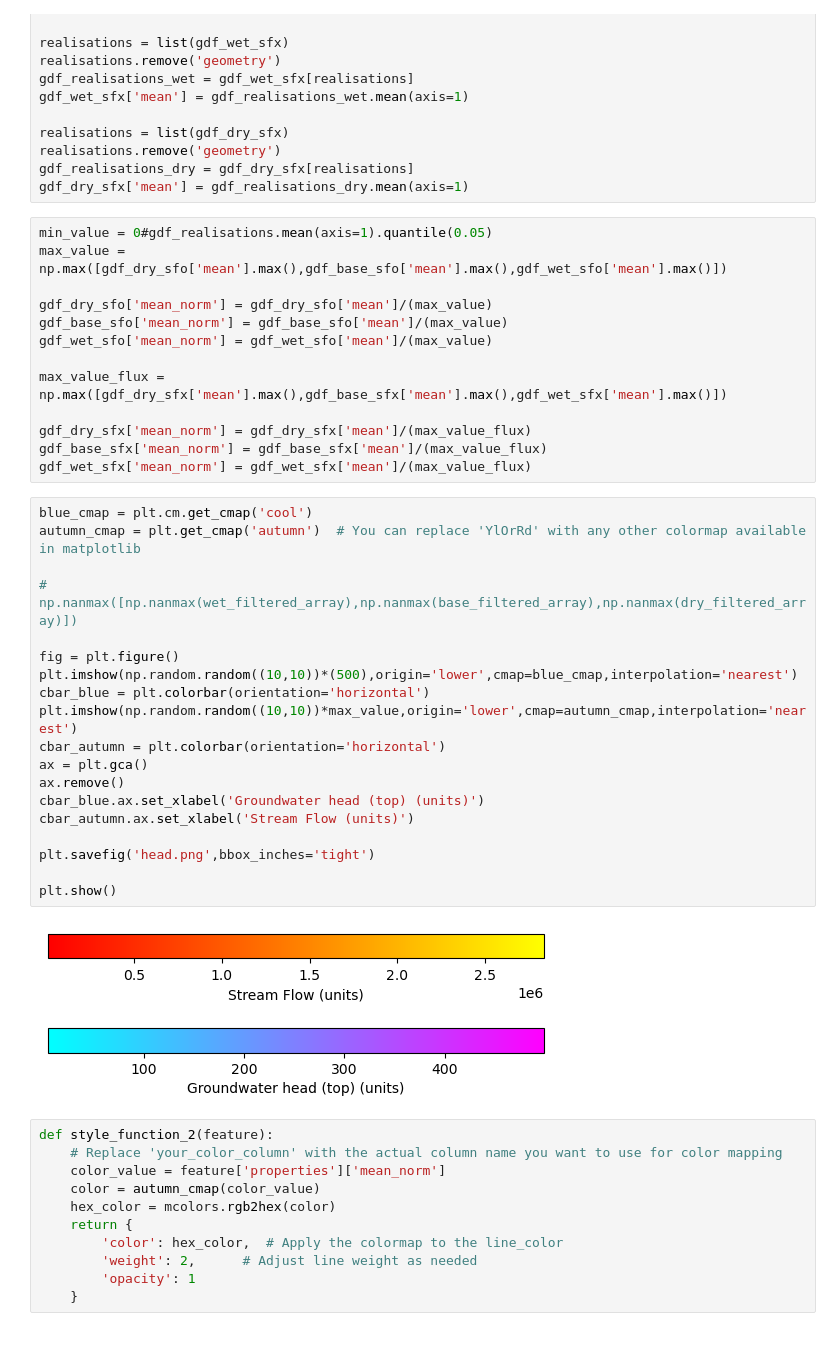
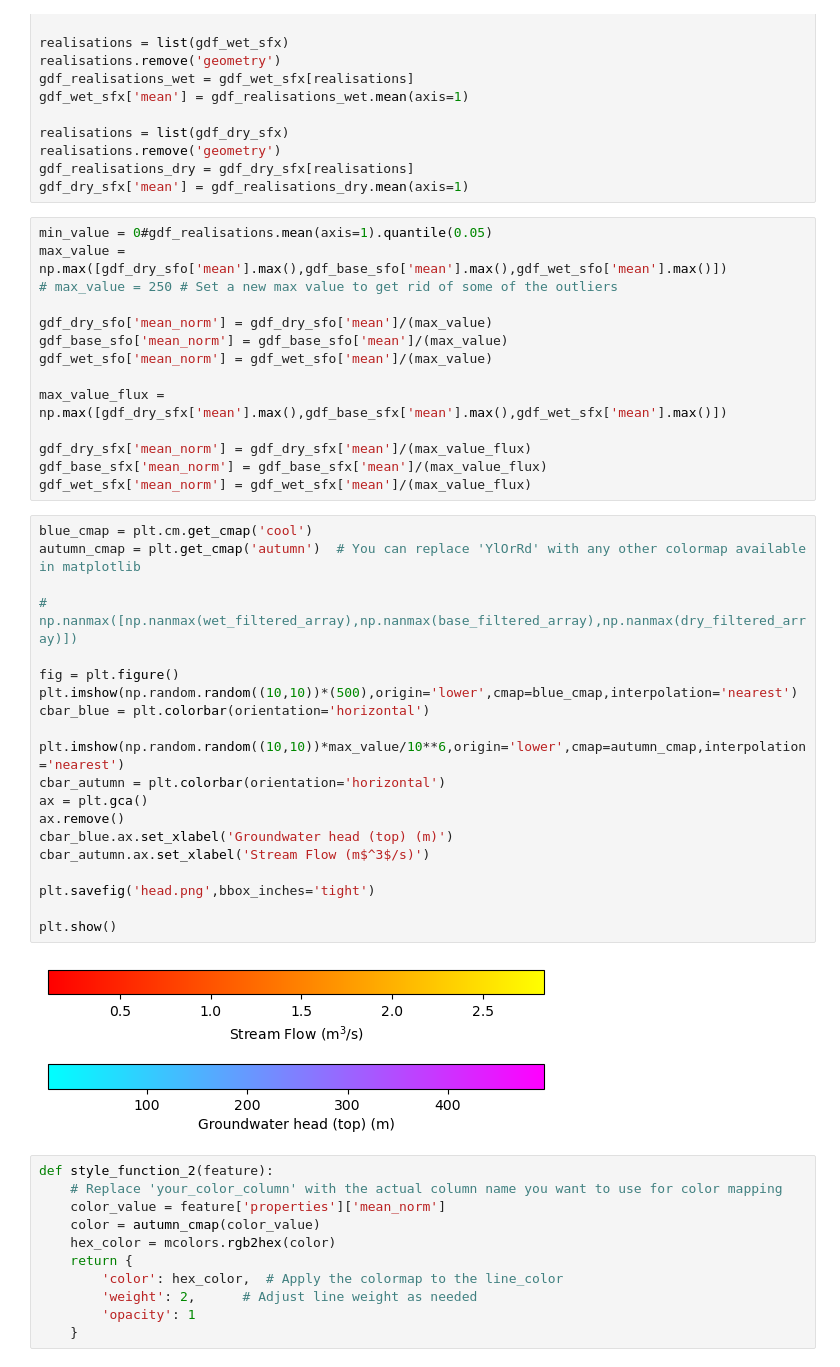
Before and after one commit to DeepSouthMaps/SpatialModelling, a Jupyter notebook: Loading_ncdf.ipynb, the cells around one changed output. Drawn from its saved outputs; the diff is of its cells as text.

```diff
--- a/Loading_ncdf.ipynb
+++ b/Loading_ncdf.ipynb
@@ -580,6 +582,7 @@ gdf_dry_sfx['mean'] = gdf_realisations_dry.mean(axis=1)
 # %%
 min_value = 0#gdf_realisations.mean(axis=1).quantile(0.05)
 max_value = np.max([gdf_dry_sfo['mean'].max(),gdf_base_sfo['mean'].max(),gdf_wet_sfo['mean'].max()])
+# max_value = 250 # Set a new max value to get rid of some of the outliers
 
 gdf_dry_sfo['mean_norm'] = gdf_dry_sfo['mean']/(max_value)
 gdf_base_sfo['mean_norm'] = gdf_base_sfo['mean']/(max_value)
@@ -593,24 +596,25 @@ gdf_wet_sfx['mean_norm'] = gdf_wet_sfx['mean']/(max_value_flux)
 # %%
 blue_cmap = plt.cm.get_cmap('cool')
 autumn_cmap = plt.get_cmap('autumn')  # You can replace 'YlOrRd' with any other colormap available in matplotlib
 
 # np.nanmax([np.nanmax(wet_filtered_array),np.nanmax(base_filtered_array),np.nanmax(dry_filtered_array)])
 
 fig = plt.figure()
 plt.imshow(np.random.random((10,10))*(500),origin='lower',cmap=blue_cmap,interpolation='nearest')
 cbar_blue = plt.colorbar(orientation='horizontal')
-plt.imshow(np.random.random((10,10))*max_value,origin='lower',cmap=autumn_cmap,interpolation='nearest')
+
+plt.imshow(np.random.random((10,10))*max_value/10**6,origin='lower',cmap=autumn_cmap,interpolation='nearest')
 cbar_autumn = plt.colorbar(orientation='horizontal')
 ax = plt.gca()
 ax.remove()
-cbar_blue.ax.set_xlabel('Groundwater head (top) (units)')
-cbar_autumn.ax.set_xlabel('Stream Flow (units)')
+cbar_blue.ax.set_xlabel('Groundwater head (top) (m)')
+cbar_autumn.ax.set_xlabel('Stream Flow (m$^3$/s)')
 
 plt.savefig('head.png',bbox_inches='tight')
 
 plt.show()
 # %% [output]
-[figure, old version]
+[figure, new version]
 # %%
 def style_function_2(feature):
     # Replace 'your_color_column' with the actual column name you want to use for color mapping
```
Also changed, not shown: parts of 10 cells of this notebook, 8 other files.
